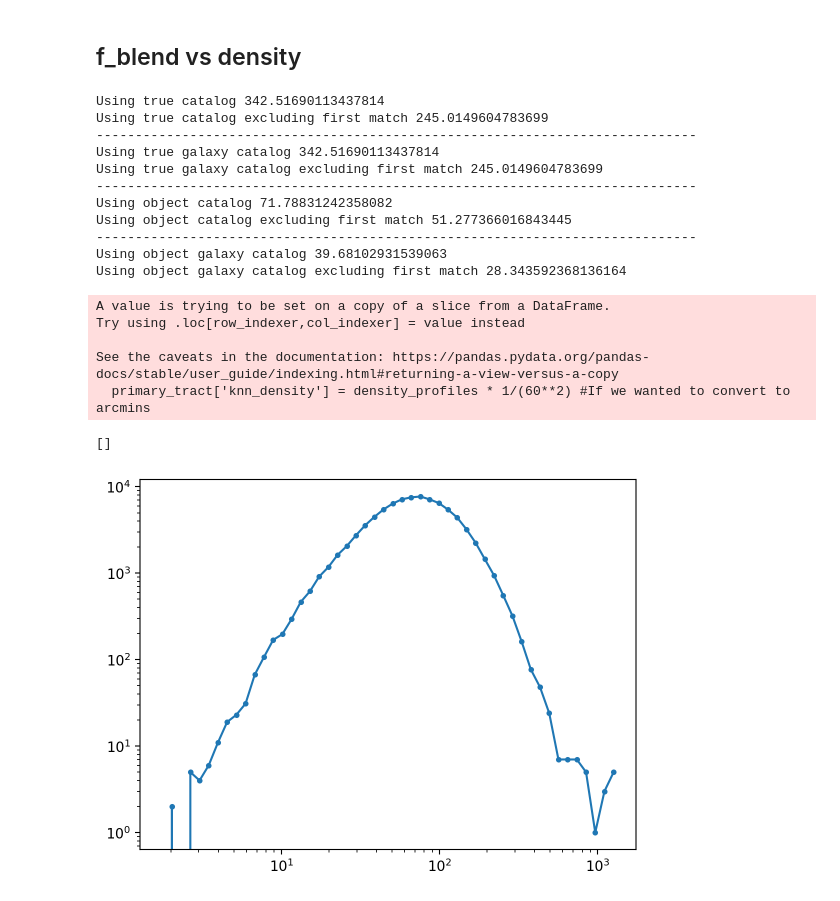
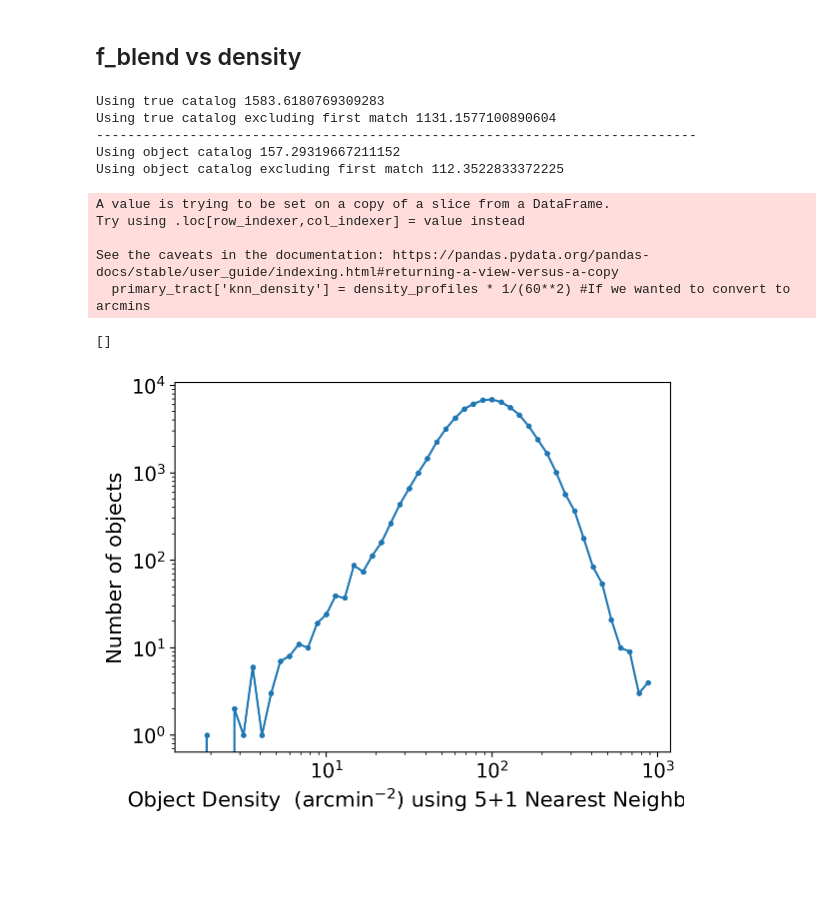
Before and after one commit to lsst-sitcom/ops_rehearsal_commissioning_2024, a Jupyter notebook: notebooks/DM-43773-unrecognized-blends.ipynb, the cells around one changed output. Saved outputs shown, nothing was run; the diff lists cells and outputs as text; code cells hidden in the pictures; blank space fills up the shorter version.

```diff
--- a/notebooks/DM-43773-unrecognized-blends.ipynb
+++ b/notebooks/DM-43773-unrecognized-blends.ipynb
@@ -397,7 +651,8 @@ for i,b in enumerate(bands):
         if (np.sum(filt)==0):
             continue
         # num_blends = np.sum(obj_tract[filt]['unrec_blend_score'] > unrec_cutoff)
-        num_blends = np.sum(primary_tract[filt]['unrec_blend'])
+        # num_blends = np.sum(primary_tract[filt]['unrec_blend'])
+        num_blends = np.sum(obj_blend_row2[filt])
         num_objs = np.sum(filt)
 
         f_blend_mag[i,ndx-1] = num_blends/num_objs
@@ -409,7 +664,7 @@ fig,ax = plt.subplots(1, figsize=(6,6))
 
 band_spacing = np.mean(np.diff(f_bins, axis=1)) # Dither on x-axis to make it more readable
 ndx_spacing = 2 # Don't need to plot every point
-ytop = .65 # Set this after looking at the plot to make it prettier
+ytop = .45 # Set this after looking at the plot to make it prettier
 
 # for i,b in enumerate(bands):
 i=3
@@ -534,7 +750,7 @@ fig,ax = plt.subplots(1, figsize=(6,6))
 
 band_spacing = np.mean(np.diff(naive_matching_1arc['bins'], axis=1)) # Dither on x-axis to make it more readable
 ndx_spacing = 2 # Don't need to plot every point
-ytop = .65 # Set this after looking at the plot to make it prettier
+ytop = .45 # Set this after looking at the plot to make it prettier
 
 # for i,b in enumerate(bands):
 i=3
@@ -575,30 +791,15 @@ print(f"Using true catalog {knn_galaxy_density(t1 * 60)}")
 print(f"Using true catalog excluding first match {knn_galaxy_density(t1[1:] * 60)}")
 print('-----------------------------------------------------------------------------')
 
-# true_tree and true_gal_tree give the same density which is kinda wack
-t1, t2 = true_gal_tree.query(tract_coords[i], k=6)
-print(f"Using true galaxy catalog {knn_galaxy_density(t1 * 60)}")
-print(f"Using true galaxy catalog excluding first match {knn_galaxy_density(t1[1:] * 60)}")
-print('-----------------------------------------------------------------------------')
 t1o, t2o = obj_tree.query(tract_coords[i], k=6)
 print(f"Using object catalog {knn_galaxy_density(t1o * 60)}")
 print(f"Using object catalog excluding first match {knn_galaxy_density(t1o[1:] * 60)}")
-print('-----------------------------------------------------------------------------')
-t1o, t2o = obj_gal_tree.query(tract_coords[i], k=6)
-print(f"Using object galaxy catalog {knn_galaxy_density(t1o * 60)}")
-print(f"Using object galaxy catalog excluding first match {knn_galaxy_density(t1o[1:] * 60)}")
 # %% [output]
-Using true catalog 342.51690113437814
-Using true catalog excluding first match 245.0149604783699
+Using true catalog 1583.6180769309283
+Using true catalog excluding first match 1131.1577100890604
 -----------------------------------------------------------------------------
-Using true galaxy catalog 342.51690113437814
-Using true galaxy catalog excluding first match 245.0149604783699
------------------------------------------------------------------------------
-Using object catalog 71.78831242358082
-Using object catalog excluding first match 51.277366016843445
------------------------------------------------------------------------------
-Using object galaxy catalog 39.68102931539063
-Using object galaxy catalog excluding first match 28.343592368136164
+Using object catalog 157.29319667211152
+Using object catalog excluding first match 112.3522833372225
 # %%
 # For science pipeline we should be looking at the obj_tree
 
@@ -606,7 +807,7 @@ n_neighbs = 6
 density_profiles = np.zeros(len(tract_coords))
 
 for i in range(len(tract_coords)):
-    dists, _ = obj_gal_tree.query(tract_coords[i], k=n_neighbs)
+    dists, _ = obj_tree.query(tract_coords[i], k=n_neighbs)
     density_profiles[i] = knn_galaxy_density(dists[1:])
 # %%
 # Write the density in arcmins to the catalog
@@ -645,12 +846,19 @@ for i in range(len(density_bins)):
     f_unrec_den[i] = num_blends/num_objs
     f_unrecerr_den[i] = (num_blends + num_blends ** 2 * num_objs / num_objs ** 2) ** (1 / 2) / num_objs
 # %%
-plt.plot(density_bins, num_per_densitybin, '.-')
-plt.semilogx()
-plt.semilogy()
+fig, ax = plt.subplots(1)
+
+ax.plot(density_bins, num_per_densitybin, '.-')
+ax.set_ylabel("Number of objects", fontsize=15)
+ax.set_xlabel(r"Object Density  (arcmin$^{-2}$) using 5+1 Nearest Neighbors", fontsize=15)
+
+for item in (ax.get_xticklabels() + ax.get_yticklabels()):
+    item.set_fontsize(14)
+ax.semilogx()
+ax.semilogy()
 # %% [output]
 []
-[figure, old version]
+[figure, new version]
 # %%
 # Similar to above let's go package things into a clean function this time
 
```
Also changed, not shown: parts of 106 cells of this notebook.
